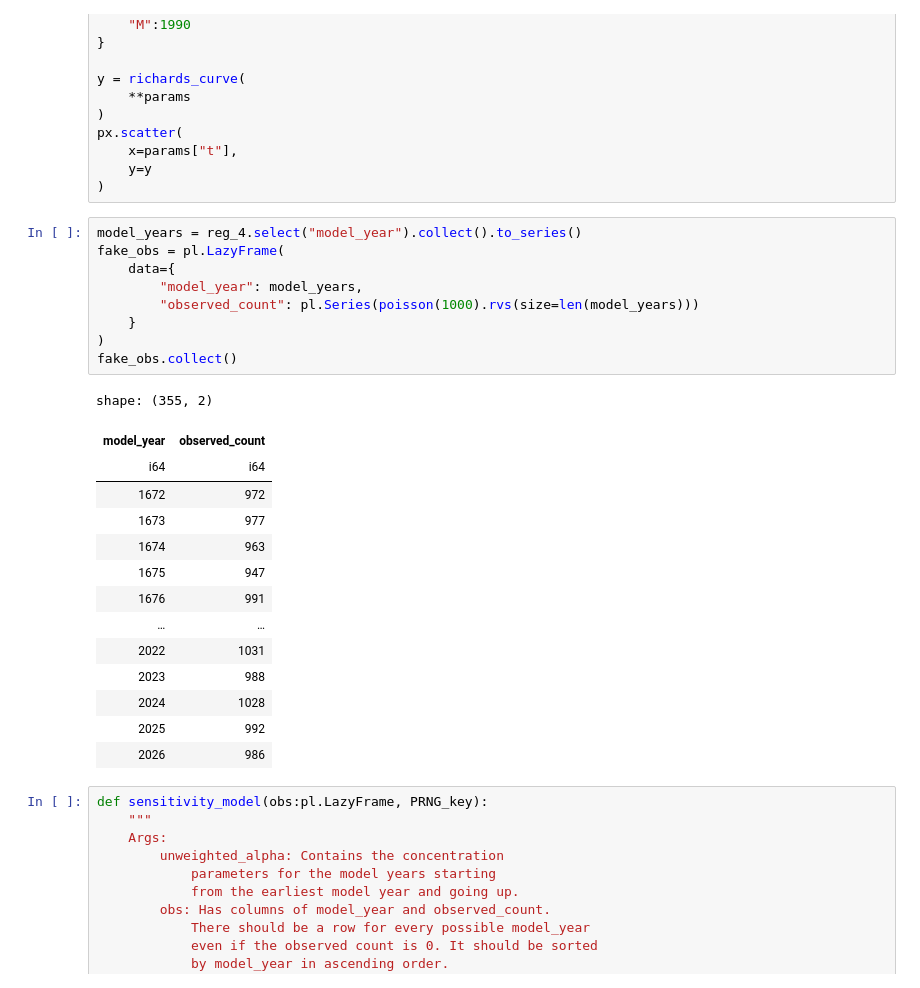
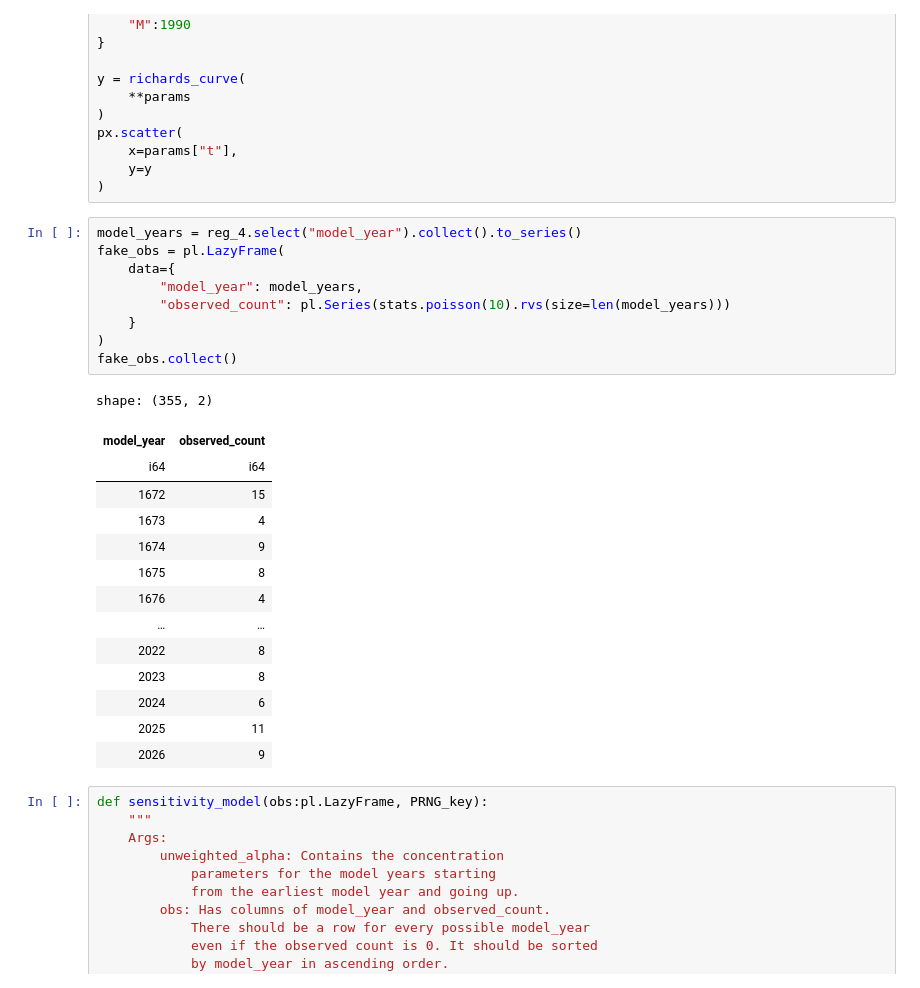
Before and after one commit to iamgiddyaboutgit/cars, a Jupyter notebook: src/model_years.ipynb, the cells around one changed output. Cells and saved outputs as stored; diff of their text form.

```diff
--- a/src/model_years.ipynb
+++ b/src/model_years.ipynb
@@ -436,27 +436,27 @@ px.scatter(
 # %%
 model_years = reg_4.select("model_year").collect().to_series()
 fake_obs = pl.LazyFrame(
     data={
         "model_year": model_years,
-        "observed_count": pl.Series(poisson(1000).rvs(size=len(model_years)))
+        "observed_count": pl.Series(stats.poisson(10).rvs(size=len(model_years)))
     }
 )
 fake_obs.collect()
 # %% [output]
 shape: (355, 2)
 | model_year | observed_count |
 | i64 | i64 |
-| 1672 | 972 |
-| 1673 | 977 |
-| 1674 | 963 |
-| 1675 | 947 |
-| 1676 | 991 |
+| 1672 | 15 |
+| 1673 | 4 |
+| 1674 | 9 |
+| 1675 | 8 |
+| 1676 | 4 |
 | … | … |
-| 2022 | 1031 |
-| 2023 | 988 |
-| 2024 | 1028 |
-| 2025 | 992 |
-| 2026 | 986 |
+| 2022 | 8 |
+| 2023 | 8 |
+| 2024 | 6 |
+| 2025 | 11 |
+| 2026 | 9 |
 # %%
 def sensitivity_model(obs:pl.LazyFrame, PRNG_key):
     """
```
Also changed, not shown: parts of 15 cells of this notebook.
